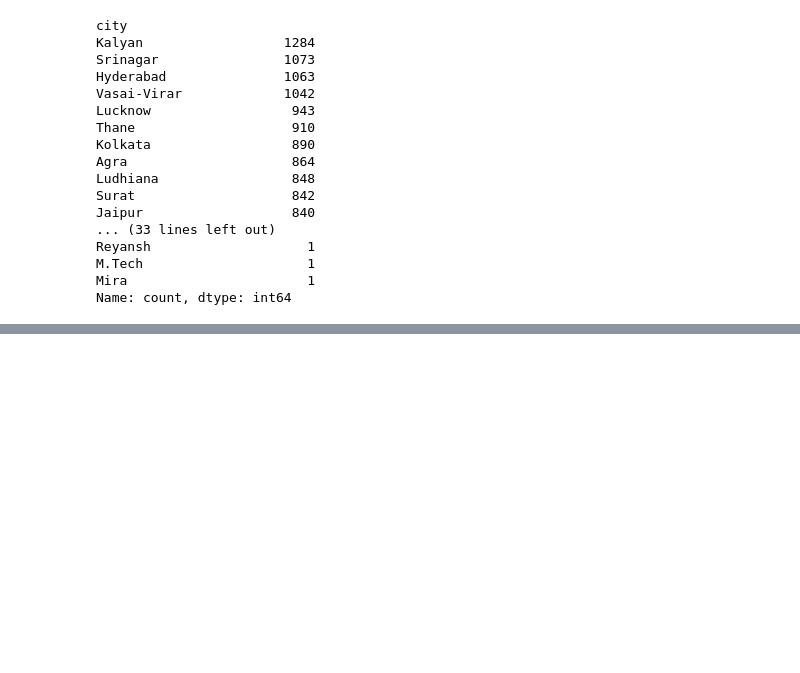
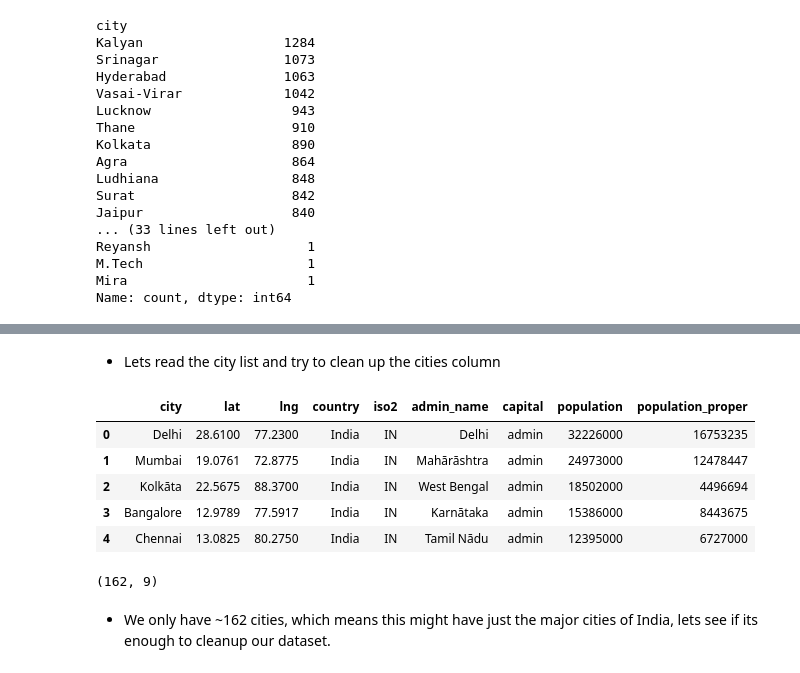
Before and after one commit to gaurangdave/mental_health_ml, a Jupyter notebook: notebooks/00_data_exploration.ipynb, the cells around one changed output, grey strips where cells are left out. Cells and saved outputs as stored; diff of their text form; code cells hidden in the pictures; blank space fills up the shorter version.

Commit message:
made some more progress in exploring data

```diff
--- a/notebooks/00_data_exploration.ipynb
+++ b/notebooks/00_data_exploration.ipynb
@@ -491,0 +508,19 @@ Name: count, dtype: int64
+# %% [markdown]
+* Lets read the city list and try to clean up the cities column
+# %%
+## read master city list
+city_list = pd.read_csv(Path(data_dir,"in.csv"))
+city_list.head()
+# %% [output]
+|  | city | lat | lng | country | iso2 | admin_name | capital | population | population_proper |
+| 0 | Delhi | 28.6100 | 77.2300 | India | IN | Delhi | admin | 32226000 | 16753235 |
+| 1 | Mumbai | 19.0761 | 72.8775 | India | IN | Mahārāshtra | admin | 24973000 | 12478447 |
+| 2 | Kolkāta | 22.5675 | 88.3700 | India | IN | West Bengal | admin | 18502000 | 4496694 |
+| 3 | Bangalore | 12.9789 | 77.5917 | India | IN | Karnātaka | admin | 15386000 | 8443675 |
+| 4 | Chennai | 13.0825 | 80.2750 | India | IN | Tamil Nādu | admin | 12395000 | 6727000 |
+# %%
+city_list.shape
+# %% [output]
+(162, 9)
+# %% [markdown]
+* We only have ~162 cities, which means this might have just the major cities of India, lets see if its enough to cleanup our dataset.
```
Also changed, not shown: parts of 24 cells of this notebook, 4 other files.
